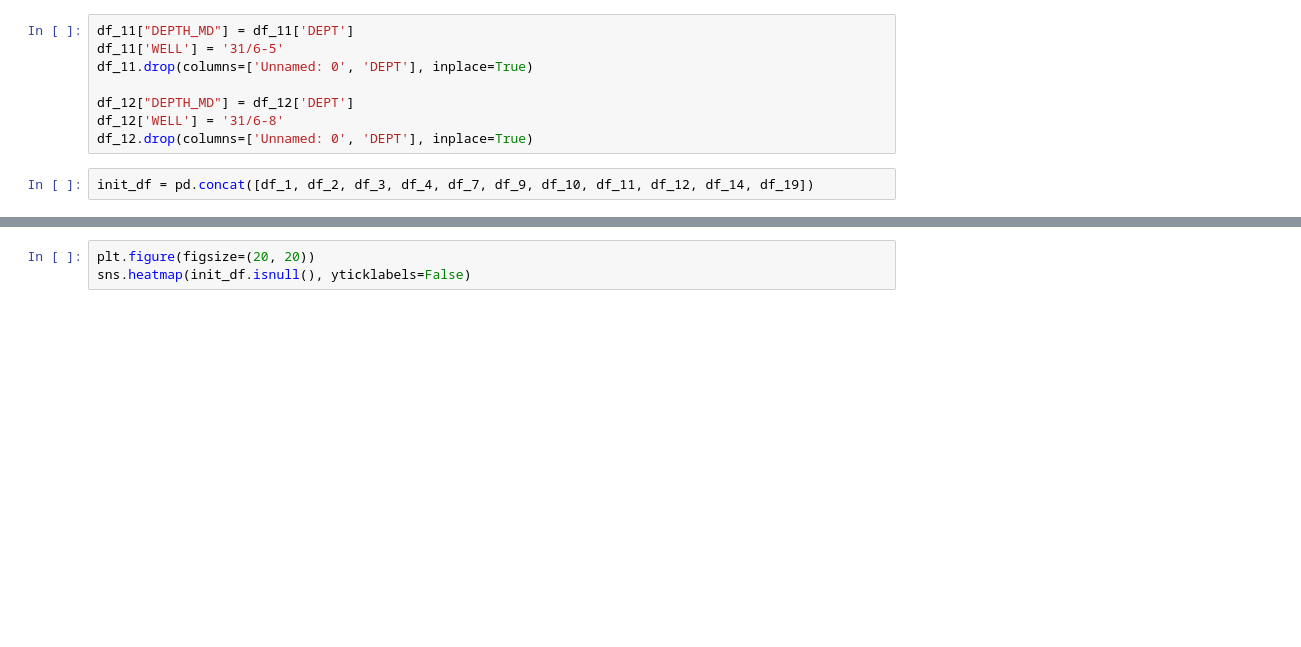
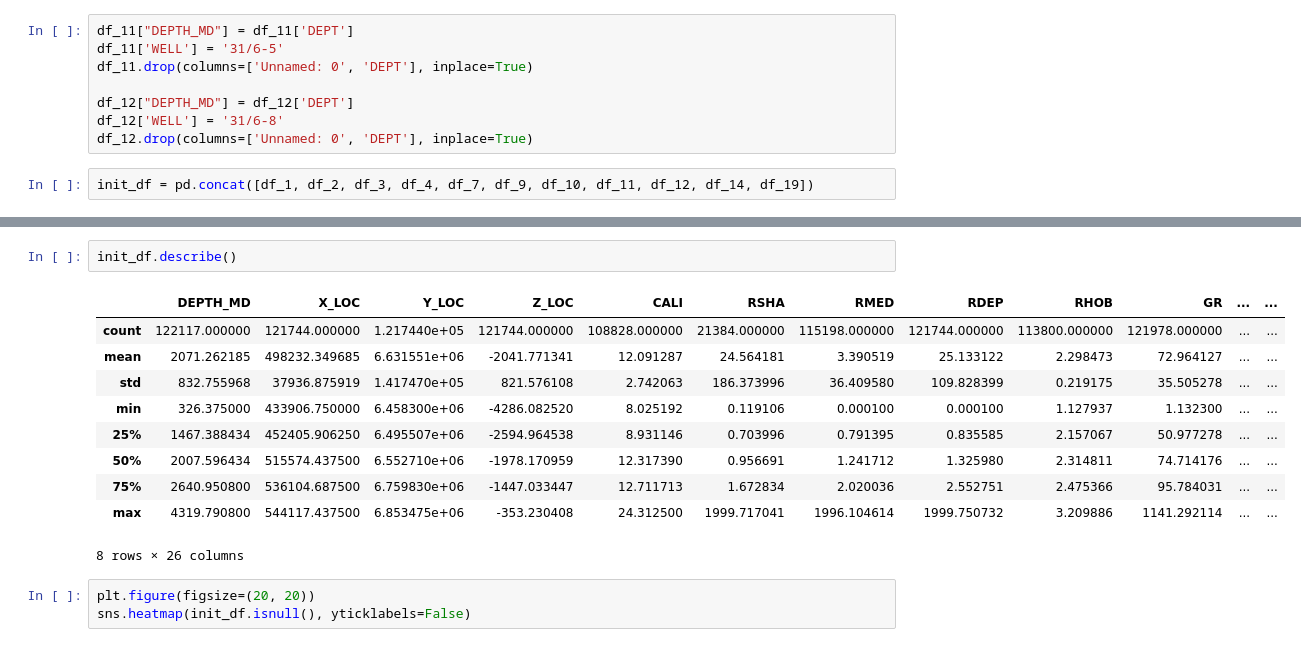
Before and after one commit to EgorenkovaURFU/well_log, a Jupyter notebook: EDA_01.ipynb, the cells around one changed output, grey strips where cells are left out. Cells and saved outputs as stored; diff of their text form; blank space fills up the shorter version.

```diff
--- a/EDA_01.ipynb
+++ b/EDA_01.ipynb
@@ -37,3 +57,16 @@ init_df = pd.concat([df_1, df_2, df_3, df_4, df_7, df_9, df_10, df_11, df_12, df
+# %%
+init_df.describe()
+# %% [output]
+|  | DEPTH_MD | X_LOC | Y_LOC | Z_LOC | CALI | RSHA | RMED | RDEP | RHOB | GR | ... | ... |
+| count | 122117.000000 | 121744.000000 | 1.217440e+05 | 121744.000000 | 108828.000000 | 21384.000000 | 115198.000000 | 121744.000000 | 113800.000000 | 121978.000000 | ... | ... |
+| mean | 2071.262185 | 498232.349685 | 6.631551e+06 | -2041.771341 | 12.091287 | 24.564181 | 3.390519 | 25.133122 | 2.298473 | 72.964127 | ... | ... |
+| std | 832.755968 | 37936.875919 | 1.417470e+05 | 821.576108 | 2.742063 | 186.373996 | 36.409580 | 109.828399 | 0.219175 | 35.505278 | ... | ... |
+| min | 326.375000 | 433906.750000 | 6.458300e+06 | -4286.082520 | 8.025192 | 0.119106 | 0.000100 | 0.000100 | 1.127937 | 1.132300 | ... | ... |
+| 25% | 1467.388434 | 452405.906250 | 6.495507e+06 | -2594.964538 | 8.931146 | 0.703996 | 0.791395 | 0.835585 | 2.157067 | 50.977278 | ... | ... |
+| 50% | 2007.596434 | 515574.437500 | 6.552710e+06 | -1978.170959 | 12.317390 | 0.956691 | 1.241712 | 1.325980 | 2.314811 | 74.714176 | ... | ... |
+| 75% | 2640.950800 | 536104.687500 | 6.759830e+06 | -1447.033447 | 12.711713 | 1.672834 | 2.020036 | 2.552751 | 2.475366 | 95.784031 | ... | ... |
+| max | 4319.790800 | 544117.437500 | 6.853475e+06 | -353.230408 | 24.312500 | 1999.717041 | 1996.104614 | 1999.750732 | 3.209886 | 1141.292114 | ... | ... |
+8 rows × 26 columns
 # %%
 plt.figure(figsize=(20, 20))
 sns.heatmap(init_df.isnull(), yticklabels=False)
```
Also changed, not shown: parts of 7 cells of this notebook.
